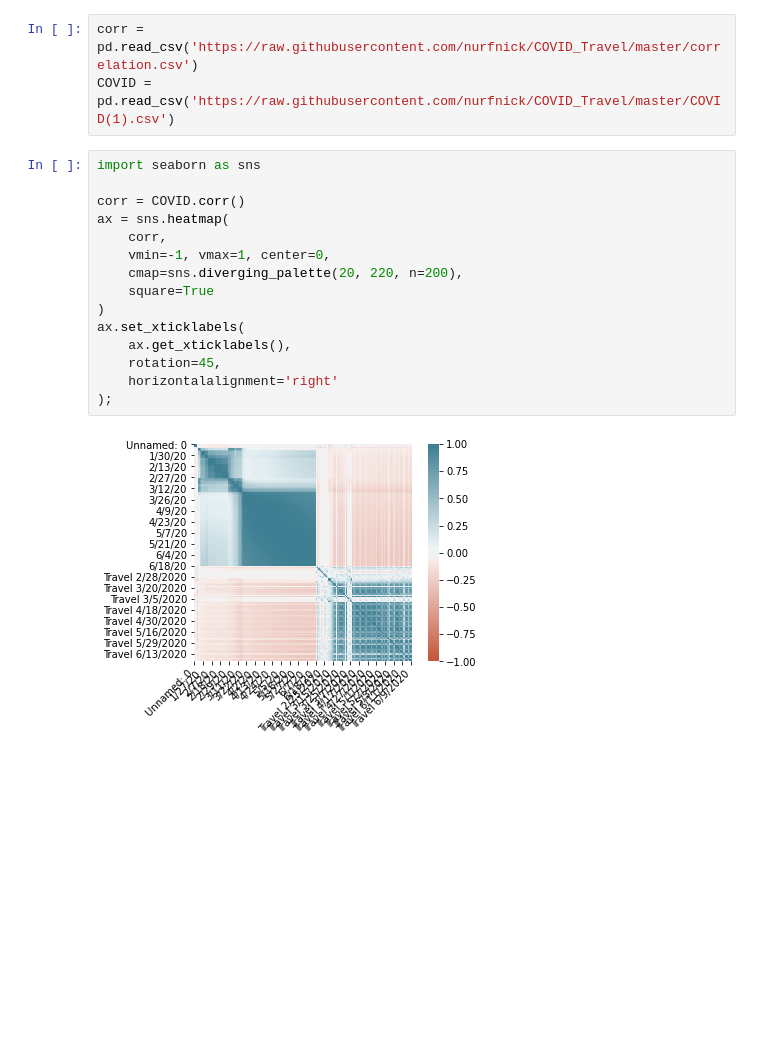
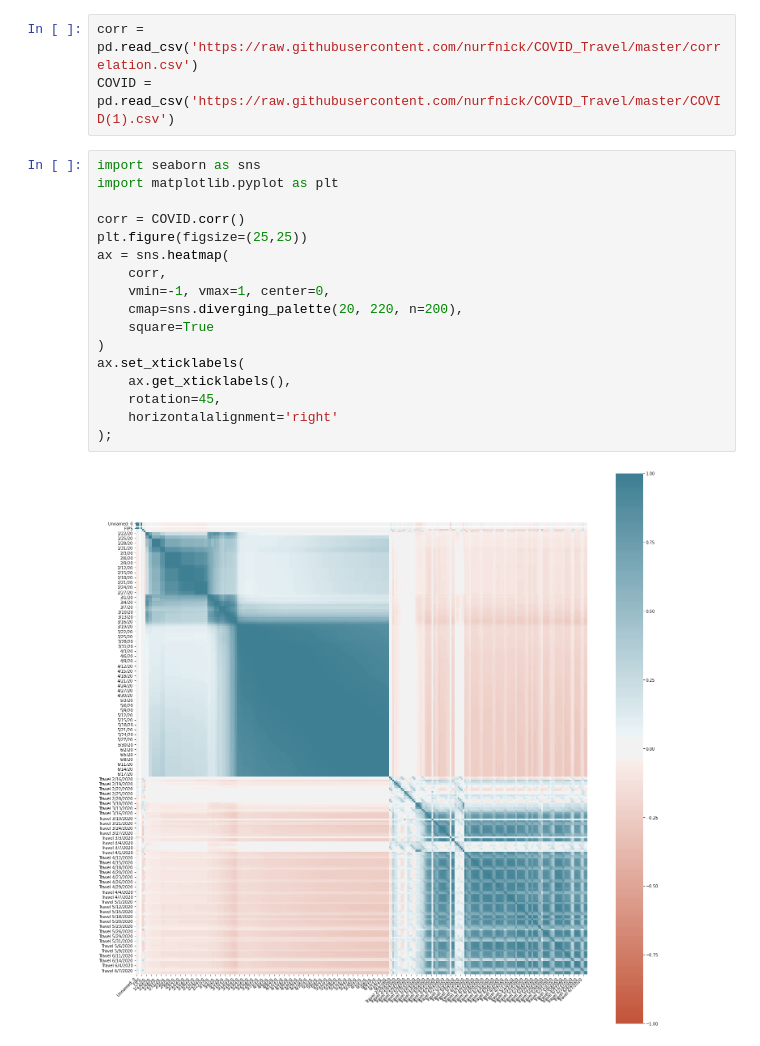
Before and after one commit to nurfnick/COVID_Travel, a Jupyter notebook: Regression.ipynb, the cells around one changed output. Cells and saved outputs as stored; diff of their text form; blank space fills up the shorter version.

```diff
--- a/Regression.ipynb
+++ b/Regression.ipynb
@@ -192,21 +192,23 @@ corr = pd.read_csv('https://raw.githubusercontent.com/nurfnick/COVID_Travel/mast
 COVID = pd.read_csv('https://raw.githubusercontent.com/nurfnick/COVID_Travel/master/COVID(1).csv')
 # %%
 import seaborn as sns
+import matplotlib.pyplot as plt
 
 corr = COVID.corr()
+plt.figure(figsize=(25,25))
 ax = sns.heatmap(
     corr,
     vmin=-1, vmax=1, center=0,
     cmap=sns.diverging_palette(20, 220, n=200),
     square=True
 )
 ax.set_xticklabels(
     ax.get_xticklabels(),
     rotation=45,
     horizontalalignment='right'
 );
 # %% [output]
-[figure, old version]
+[figure, new version]
 # %%
 import seaborn as sns
 import matplotlib.pyplot as plt
```
Also changed, not shown: parts of 6 cells of this notebook.
